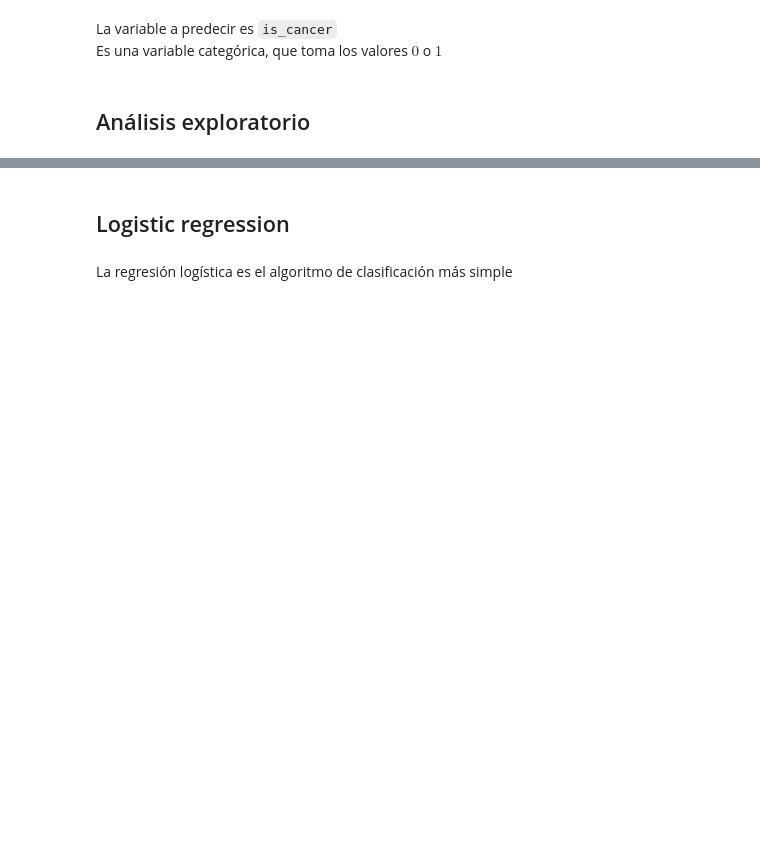
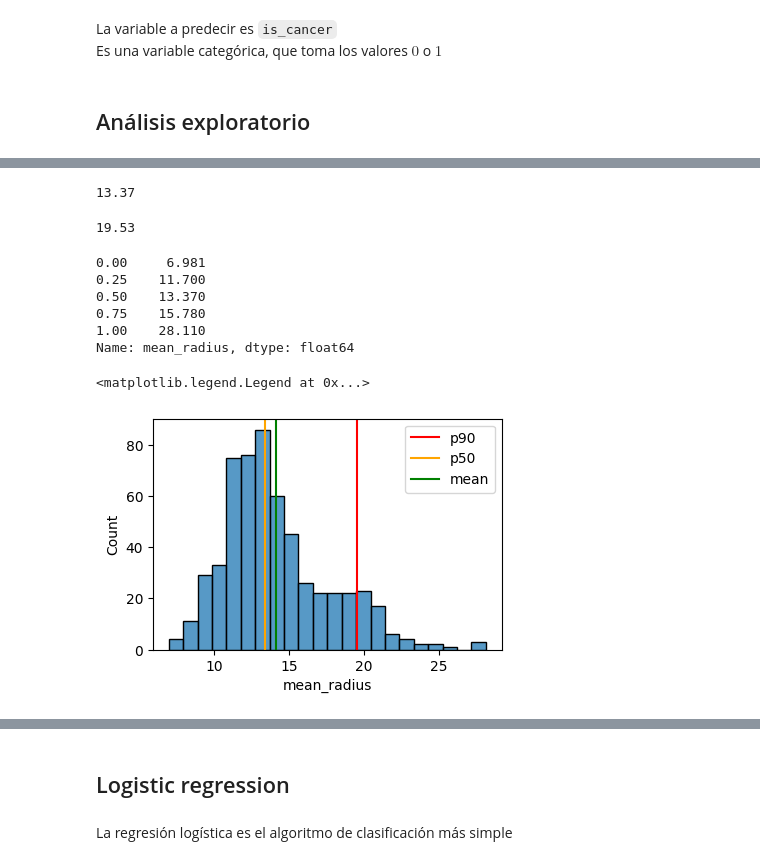
Before and after one commit to sheriffff/temp_esesa, a Jupyter notebook: 04.classification.ipynb, the cells around one changed output, grey strips where cells are left out. Saved outputs shown, nothing was run; the diff lists cells and outputs as text; code cells hidden in the pictures; blank space fills up the shorter version.

```diff
--- a/04.classification.ipynb
+++ b/04.classification.ipynb
@@ -61,0 +96,17 @@ sns.countplot(x=df.is_cancer, hue=df.is_cancer, palette=["lightgreen", "red"])
+# %%
+df.mean_radius.quantile(0.50)
+# %% [output]
+13.37
+# %%
+df.mean_radius.quantile(0.90)
+# %% [output]
+19.53
+# %%
+df.mean_radius.quantile(np.arange(0, 1.1, 0.25))
+# %% [output]
+0.00     6.981
+0.25    11.700
+0.50    13.370
+0.75    15.780
+1.00    28.110
+Name: mean_radius, dtype: float64
@@ -62 +115,11 @@ sns.countplot(x=df.is_cancer, hue=df.is_cancer, palette=["lightgreen", "red"])
+# %%
+sns.histplot(x=df.mean_radius)
+plt.axvline(df.mean_radius.quantile(0.90), label="p90", color="red")
+plt.axvline(df.mean_radius.quantile(0.50), label="p50", color="orange")
+plt.axvline(df.mean_radius.mean(), label="mean", color="green")
+
+plt.legend()
+# %% [output]
+<matplotlib.legend.Legend at 0x...>
+[figure, added]
 # %%
```
Also changed, not shown: parts of 103 cells of this notebook, 1 other file.
